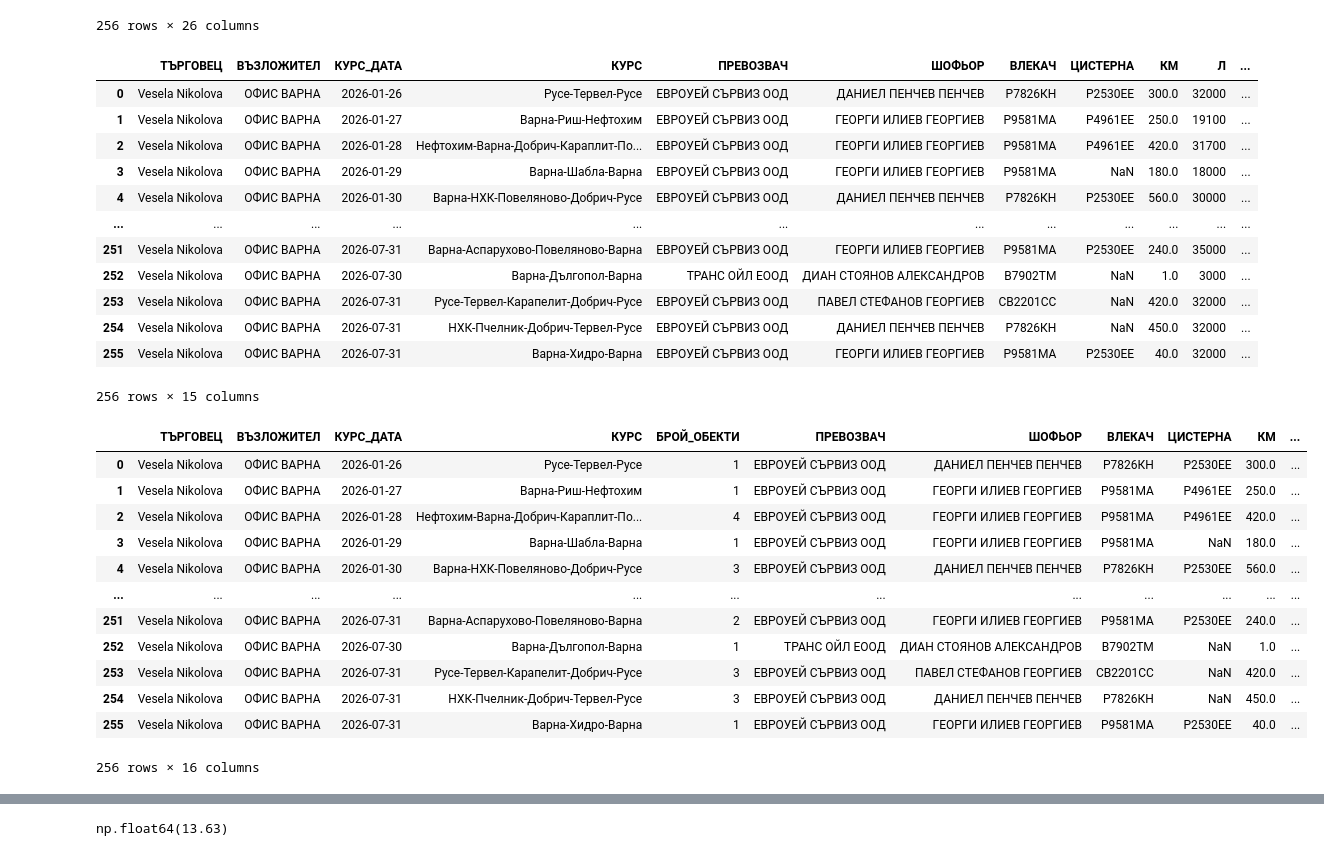
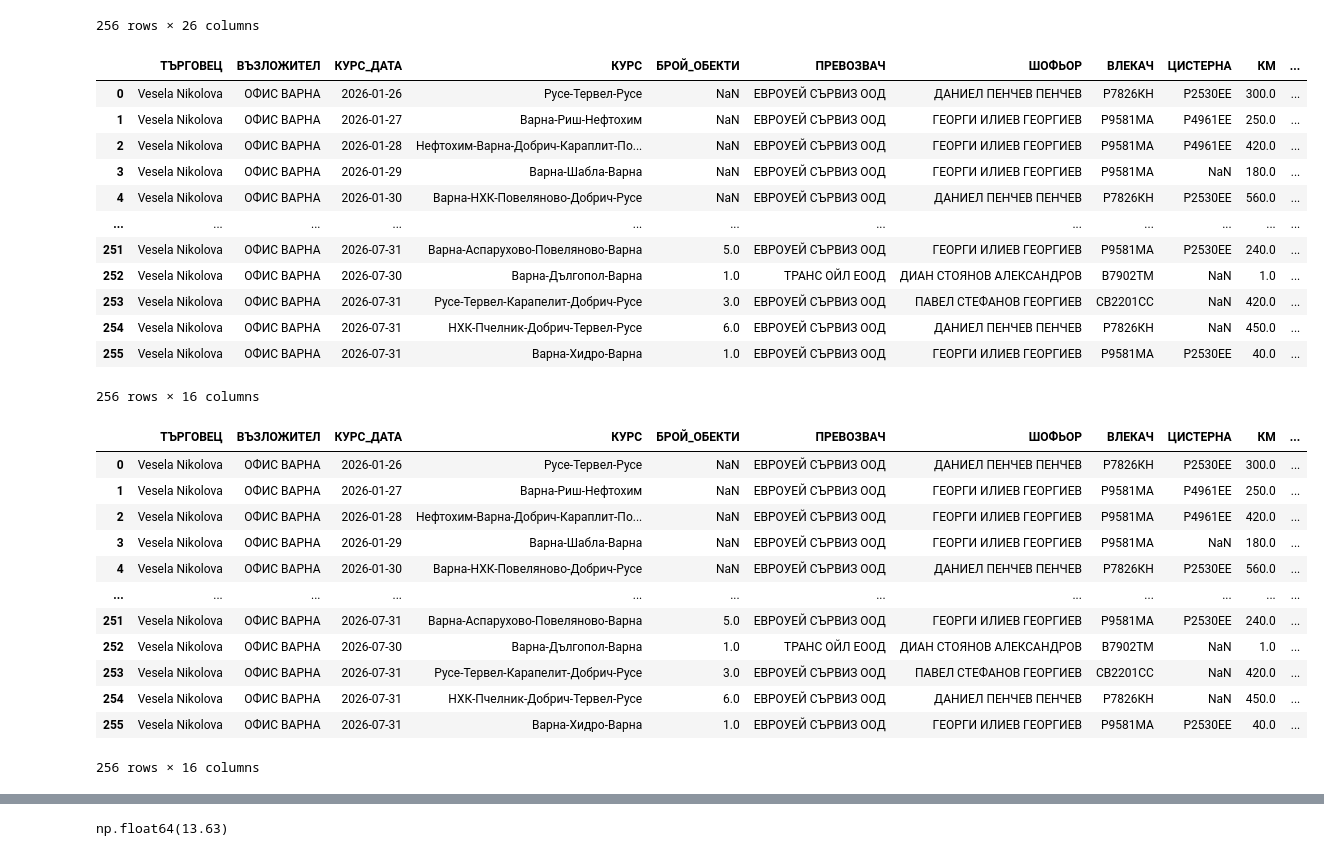
Before and after one commit to plamensve/eko_analysis, a Jupyter notebook: transport/transport_eda.ipynb, the cells around one changed output, grey strips where cells are left out. Cells and saved outputs as stored; diff of their text form; code cells hidden in the pictures.

```diff
--- a/transport/transport_eda.ipynb
+++ b/transport/transport_eda.ipynb
@@ -21,42 +21,40 @@ data
 | 255 | 20260730-0005 | 2026-07-31 | ОФИС ВАРНА | Варна-Хидро-Варна | 1.0 | ЕВРОУЕЙ СЪРВИЗ ООД | ГЕОРГИ ИЛИЕВ ГЕОРГИЕВ | Р9581МА | Р2530ЕЕ | 40.0 | ... |
 256 rows × 26 columns
 # %%
-cleaned_data = data[['СЪЗДАТЕЛ', 'ВЪЗЛОЖИТЕЛ', 'КУРС_ДАТА', 'КУРС', 'ПРЕВОЗВАЧ', 'ШОФЬОР', 'ВЛЕКАЧ', 'ЦИСТЕРНА', 'КМ', 'Л', '€_ЦЕНА_ОБЩО', '€_ЦЕНА_ЗА_1000', 'ДЕН', 'МЕСЕЦ', 'ГОДИНА']]
+cleaned_data = data[['СЪЗДАТЕЛ', 'ВЪЗЛОЖИТЕЛ', 'КУРС_ДАТА', 'КУРС', 'БРОЙ_ОБЕКТИ', 'ПРЕВОЗВАЧ', 'ШОФЬОР', 'ВЛЕКАЧ', 'ЦИСТЕРНА', 'КМ', 'Л', '€_ЦЕНА_ОБЩО', '€_ЦЕНА_ЗА_1000', 'ДЕН', 'МЕСЕЦ', 'ГОДИНА']]
 cleaned_data = cleaned_data.rename(columns={'СЪЗДАТЕЛ': 'ТЪРГОВЕЦ'})
 cleaned_data
 # %% [output]
-|  | ТЪРГОВЕЦ | ВЪЗЛОЖИТЕЛ | КУРС_ДАТА | КУРС | ПРЕВОЗВАЧ | ШОФЬОР | ВЛЕКАЧ | ЦИСТЕРНА | КМ | Л | ... |
-| 0 | Vesela Nikolova | ОФИС ВАРНА | 2026-01-26 | Русе-Тервел-Русе | ЕВРОУЕЙ СЪРВИЗ ООД | ДАНИЕЛ ПЕНЧЕВ ПЕНЧЕВ | Р7826КН | Р2530ЕЕ | 300.0 | 32000 | ... |
-| 1 | Vesela Nikolova | ОФИС ВАРНА | 2026-01-27 | Варна-Риш-Нефтохим | ЕВРОУЕЙ СЪРВИЗ ООД | ГЕОРГИ ИЛИЕВ ГЕОРГИЕВ | Р9581МА | Р4961ЕЕ | 250.0 | 19100 | ... |
-| 2 | Vesela Nikolova | ОФИС ВАРНА | 2026-01-28 | Нефтохим-Варна-Добрич-Караплит-По... | ЕВРОУЕЙ СЪРВИЗ ООД | ГЕОРГИ ИЛИЕВ ГЕОРГИЕВ | Р9581МА | Р4961ЕЕ | 420.0 | 31700 | ... |
-| 3 | Vesela Nikolova | ОФИС ВАРНА | 2026-01-29 | Варна-Шабла-Варна | ЕВРОУЕЙ СЪРВИЗ ООД | ГЕОРГИ ИЛИЕВ ГЕОРГИЕВ | Р9581МА | NaN | 180.0 | 18000 | ... |
-| 4 | Vesela Nikolova | ОФИС ВАРНА | 2026-01-30 | Варна-НХК-Повеляново-Добрич-Русе | ЕВРОУЕЙ СЪРВИЗ ООД | ДАНИЕЛ ПЕНЧЕВ ПЕНЧЕВ | Р7826КН | Р2530ЕЕ | 560.0 | 30000 | ... |
+|  | ТЪРГОВЕЦ | ВЪЗЛОЖИТЕЛ | КУРС_ДАТА | КУРС | БРОЙ_ОБЕКТИ | ПРЕВОЗВАЧ | ШОФЬОР | ВЛЕКАЧ | ЦИСТЕРНА | КМ | ... |
+| 0 | Vesela Nikolova | ОФИС ВАРНА | 2026-01-26 | Русе-Тервел-Русе | NaN | ЕВРОУЕЙ СЪРВИЗ ООД | ДАНИЕЛ ПЕНЧЕВ ПЕНЧЕВ | Р7826КН | Р2530ЕЕ | 300.0 | ... |
+| 1 | Vesela Nikolova | ОФИС ВАРНА | 2026-01-27 | Варна-Риш-Нефтохим | NaN | ЕВРОУЕЙ СЪРВИЗ ООД | ГЕОРГИ ИЛИЕВ ГЕОРГИЕВ | Р9581МА | Р4961ЕЕ | 250.0 | ... |
+| 2 | Vesela Nikolova | ОФИС ВАРНА | 2026-01-28 | Нефтохим-Варна-Добрич-Караплит-По... | NaN | ЕВРОУЕЙ СЪРВИЗ ООД | ГЕОРГИ ИЛИЕВ ГЕОРГИЕВ | Р9581МА | Р4961ЕЕ | 420.0 | ... |
+| 3 | Vesela Nikolova | ОФИС ВАРНА | 2026-01-29 | Варна-Шабла-Варна | NaN | ЕВРОУЕЙ СЪРВИЗ ООД | ГЕОРГИ ИЛИЕВ ГЕОРГИЕВ | Р9581МА | NaN | 180.0 | ... |
+| 4 | Vesela Nikolova | ОФИС ВАРНА | 2026-01-30 | Варна-НХК-Повеляново-Добрич-Русе | NaN | ЕВРОУЕЙ СЪРВИЗ ООД | ДАНИЕЛ ПЕНЧЕВ ПЕНЧЕВ | Р7826КН | Р2530ЕЕ | 560.0 | ... |
 | ... | ... | ... | ... | ... | ... | ... | ... | ... | ... | ... | ... |
-| 251 | Vesela Nikolova | ОФИС ВАРНА | 2026-07-31 | Варна-Аспарухово-Повеляново-Варна | ЕВРОУЕЙ СЪРВИЗ ООД | ГЕОРГИ ИЛИЕВ ГЕОРГИЕВ | Р9581МА | Р2530ЕЕ | 240.0 | 35000 | ... |
-| 252 | Vesela Nikolova | ОФИС ВАРНА | 2026-07-30 | Варна-Дългопол-Варна | ТРАНС ОЙЛ ЕООД | ДИАН СТОЯНОВ АЛЕКСАНДРОВ | B7902TM | NaN | 1.0 | 3000 | ... |
-| 253 | Vesela Nikolova | ОФИС ВАРНА | 2026-07-31 | Русе-Тервел-Карапелит-Добрич-Русе | ЕВРОУЕЙ СЪРВИЗ ООД | ПАВЕЛ СТЕФАНОВ ГЕОРГИЕВ | CB2201CC | NaN | 420.0 | 32000 | ... |
-| 254 | Vesela Nikolova | ОФИС ВАРНА | 2026-07-31 | НХК-Пчелник-Добрич-Тервел-Русе | ЕВРОУЕЙ СЪРВИЗ ООД | ДАНИЕЛ ПЕНЧЕВ ПЕНЧЕВ | Р7826КН | NaN | 450.0 | 32000 | ... |
-| 255 | Vesela Nikolova | ОФИС ВАРНА | 2026-07-31 | Варна-Хидро-Варна | ЕВРОУЕЙ СЪРВИЗ ООД | ГЕОРГИ ИЛИЕВ ГЕОРГИЕВ | Р9581МА | Р2530ЕЕ | 40.0 | 32000 | ... |
+| 251 | Vesela Nikolova | ОФИС ВАРНА | 2026-07-31 | Варна-Аспарухово-Повеляново-Варна | 5.0 | ЕВРОУЕЙ СЪРВИЗ ООД | ГЕОРГИ ИЛИЕВ ГЕОРГИЕВ | Р9581МА | Р2530ЕЕ | 240.0 | ... |
+| 252 | Vesela Nikolova | ОФИС ВАРНА | 2026-07-30 | Варна-Дългопол-Варна | 1.0 | ТРАНС ОЙЛ ЕООД | ДИАН СТОЯНОВ АЛЕКСАНДРОВ | B7902TM | NaN | 1.0 | ... |
+| 253 | Vesela Nikolova | ОФИС ВАРНА | 2026-07-31 | Русе-Тервел-Карапелит-Добрич-Русе | 3.0 | ЕВРОУЕЙ СЪРВИЗ ООД | ПАВЕЛ СТЕФАНОВ ГЕОРГИЕВ | CB2201CC | NaN | 420.0 | ... |
+| 254 | Vesela Nikolova | ОФИС ВАРНА | 2026-07-31 | НХК-Пчелник-Добрич-Тервел-Русе | 6.0 | ЕВРОУЕЙ СЪРВИЗ ООД | ДАНИЕЛ ПЕНЧЕВ ПЕНЧЕВ | Р7826КН | NaN | 450.0 | ... |
+| 255 | Vesela Nikolova | ОФИС ВАРНА | 2026-07-31 | Варна-Хидро-Варна | 1.0 | ЕВРОУЕЙ СЪРВИЗ ООД | ГЕОРГИ ИЛИЕВ ГЕОРГИЕВ | Р9581МА | Р2530ЕЕ | 40.0 | ... |
-256 rows × 15 columns
+256 rows × 16 columns
 # %%
-cleaned_data['courses_points'] = cleaned_data['КУРС'].apply(lambda x: x.split('-'))
-cleaned_data['points_count'] = cleaned_data['courses_points'].apply(lambda x: len(x) - 2)
-cleaned_data = cleaned_data[['ТЪРГОВЕЦ', 'ВЪЗЛОЖИТЕЛ', 'КУРС_ДАТА', 'КУРС', 'points_count', 'ПРЕВОЗВАЧ', 'ШОФЬОР', 'ВЛЕКАЧ', 'ЦИСТЕРНА', 'КМ', 'Л', '€_ЦЕНА_ОБЩО', '€_ЦЕНА_ЗА_1000', 'ДЕН', 'МЕСЕЦ', 'ГОДИНА']]
+cleaned_data = cleaned_data[['ТЪРГОВЕЦ', 'ВЪЗЛОЖИТЕЛ', 'КУРС_ДАТА', 'КУРС', 'БРОЙ_ОБЕКТИ', 'ПРЕВОЗВАЧ', 'ШОФЬОР', 'ВЛЕКАЧ', 'ЦИСТЕРНА', 'КМ', 'Л', '€_ЦЕНА_ОБЩО', '€_ЦЕНА_ЗА_1000', 'ДЕН', 'МЕСЕЦ', 'ГОДИНА']]
 cleaned_data = cleaned_data.rename(columns={'points_count': 'БРОЙ_ОБЕКТИ'})
 cleaned_data
 # %% [output]
 |  | ТЪРГОВЕЦ | ВЪЗЛОЖИТЕЛ | КУРС_ДАТА | КУРС | БРОЙ_ОБЕКТИ | ПРЕВОЗВАЧ | ШОФЬОР | ВЛЕКАЧ | ЦИСТЕРНА | КМ | ... |
-| 0 | Vesela Nikolova | ОФИС ВАРНА | 2026-01-26 | Русе-Тервел-Русе | 1 | ЕВРОУЕЙ СЪРВИЗ ООД | ДАНИЕЛ ПЕНЧЕВ ПЕНЧЕВ | Р7826КН | Р2530ЕЕ | 300.0 | ... |
-| 1 | Vesela Nikolova | ОФИС ВАРНА | 2026-01-27 | Варна-Риш-Нефтохим | 1 | ЕВРОУЕЙ СЪРВИЗ ООД | ГЕОРГИ ИЛИЕВ ГЕОРГИЕВ | Р9581МА | Р4961ЕЕ | 250.0 | ... |
-| 2 | Vesela Nikolova | ОФИС ВАРНА | 2026-01-28 | Нефтохим-Варна-Добрич-Караплит-По... | 4 | ЕВРОУЕЙ СЪРВИЗ ООД | ГЕОРГИ ИЛИЕВ ГЕОРГИЕВ | Р9581МА | Р4961ЕЕ | 420.0 | ... |
-| 3 | Vesela Nikolova | ОФИС ВАРНА | 2026-01-29 | Варна-Шабла-Варна | 1 | ЕВРОУЕЙ СЪРВИЗ ООД | ГЕОРГИ ИЛИЕВ ГЕОРГИЕВ | Р9581МА | NaN | 180.0 | ... |
-| 4 | Vesela Nikolova | ОФИС ВАРНА | 2026-01-30 | Варна-НХК-Повеляново-Добрич-Русе | 3 | ЕВРОУЕЙ СЪРВИЗ ООД | ДАНИЕЛ ПЕНЧЕВ ПЕНЧЕВ | Р7826КН | Р2530ЕЕ | 560.0 | ... |
+| 0 | Vesela Nikolova | ОФИС ВАРНА | 2026-01-26 | Русе-Тервел-Русе | NaN | ЕВРОУЕЙ СЪРВИЗ ООД | ДАНИЕЛ ПЕНЧЕВ ПЕНЧЕВ | Р7826КН | Р2530ЕЕ | 300.0 | ... |
+| 1 | Vesela Nikolova | ОФИС ВАРНА | 2026-01-27 | Варна-Риш-Нефтохим | NaN | ЕВРОУЕЙ СЪРВИЗ ООД | ГЕОРГИ ИЛИЕВ ГЕОРГИЕВ | Р9581МА | Р4961ЕЕ | 250.0 | ... |
+| 2 | Vesela Nikolova | ОФИС ВАРНА | 2026-01-28 | Нефтохим-Варна-Добрич-Караплит-По... | NaN | ЕВРОУЕЙ СЪРВИЗ ООД | ГЕОРГИ ИЛИЕВ ГЕОРГИЕВ | Р9581МА | Р4961ЕЕ | 420.0 | ... |
+| 3 | Vesela Nikolova | ОФИС ВАРНА | 2026-01-29 | Варна-Шабла-Варна | NaN | ЕВРОУЕЙ СЪРВИЗ ООД | ГЕОРГИ ИЛИЕВ ГЕОРГИЕВ | Р9581МА | NaN | 180.0 | ... |
+| 4 | Vesela Nikolova | ОФИС ВАРНА | 2026-01-30 | Варна-НХК-Повеляново-Добрич-Русе | NaN | ЕВРОУЕЙ СЪРВИЗ ООД | ДАНИЕЛ ПЕНЧЕВ ПЕНЧЕВ | Р7826КН | Р2530ЕЕ | 560.0 | ... |
 | ... | ... | ... | ... | ... | ... | ... | ... | ... | ... | ... | ... |
-| 251 | Vesela Nikolova | ОФИС ВАРНА | 2026-07-31 | Варна-Аспарухово-Повеляново-Варна | 2 | ЕВРОУЕЙ СЪРВИЗ ООД | ГЕОРГИ ИЛИЕВ ГЕОРГИЕВ | Р9581МА | Р2530ЕЕ | 240.0 | ... |
-| 252 | Vesela Nikolova | ОФИС ВАРНА | 2026-07-30 | Варна-Дългопол-Варна | 1 | ТРАНС ОЙЛ ЕООД | ДИАН СТОЯНОВ АЛЕКСАНДРОВ | B7902TM | NaN | 1.0 | ... |
-| 253 | Vesela Nikolova | ОФИС ВАРНА | 2026-07-31 | Русе-Тервел-Карапелит-Добрич-Русе | 3 | ЕВРОУЕЙ СЪРВИЗ ООД | ПАВЕЛ СТЕФАНОВ ГЕОРГИЕВ | CB2201CC | NaN | 420.0 | ... |
-| 254 | Vesela Nikolova | ОФИС ВАРНА | 2026-07-31 | НХК-Пчелник-Добрич-Тервел-Русе | 3 | ЕВРОУЕЙ СЪРВИЗ ООД | ДАНИЕЛ ПЕНЧЕВ ПЕНЧЕВ | Р7826КН | NaN | 450.0 | ... |
-| 255 | Vesela Nikolova | ОФИС ВАРНА | 2026-07-31 | Варна-Хидро-Варна | 1 | ЕВРОУЕЙ СЪРВИЗ ООД | ГЕОРГИ ИЛИЕВ ГЕОРГИЕВ | Р9581МА | Р2530ЕЕ | 40.0 | ... |
+| 251 | Vesela Nikolova | ОФИС ВАРНА | 2026-07-31 | Варна-Аспарухово-Повеляново-Варна | 5.0 | ЕВРОУЕЙ СЪРВИЗ ООД | ГЕОРГИ ИЛИЕВ ГЕОРГИЕВ | Р9581МА | Р2530ЕЕ | 240.0 | ... |
+| 252 | Vesela Nikolova | ОФИС ВАРНА | 2026-07-30 | Варна-Дългопол-Варна | 1.0 | ТРАНС ОЙЛ ЕООД | ДИАН СТОЯНОВ АЛЕКСАНДРОВ | B7902TM | NaN | 1.0 | ... |
+| 253 | Vesela Nikolova | ОФИС ВАРНА | 2026-07-31 | Русе-Тервел-Карапелит-Добрич-Русе | 3.0 | ЕВРОУЕЙ СЪРВИЗ ООД | ПАВЕЛ СТЕФАНОВ ГЕОРГИЕВ | CB2201CC | NaN | 420.0 | ... |
+| 254 | Vesela Nikolova | ОФИС ВАРНА | 2026-07-31 | НХК-Пчелник-Добрич-Тервел-Русе | 6.0 | ЕВРОУЕЙ СЪРВИЗ ООД | ДАНИЕЛ ПЕНЧЕВ ПЕНЧЕВ | Р7826КН | NaN | 450.0 | ... |
+| 255 | Vesela Nikolova | ОФИС ВАРНА | 2026-07-31 | Варна-Хидро-Варна | 1.0 | ЕВРОУЕЙ СЪРВИЗ ООД | ГЕОРГИ ИЛИЕВ ГЕОРГИЕВ | Р9581МА | Р2530ЕЕ | 40.0 | ... |
 256 rows × 16 columns
 # %%
 cleaned_data.to_csv('transport_data.csv', index=False)
```
Also changed, not shown: parts of 1 cell of this notebook, 1 other file.
